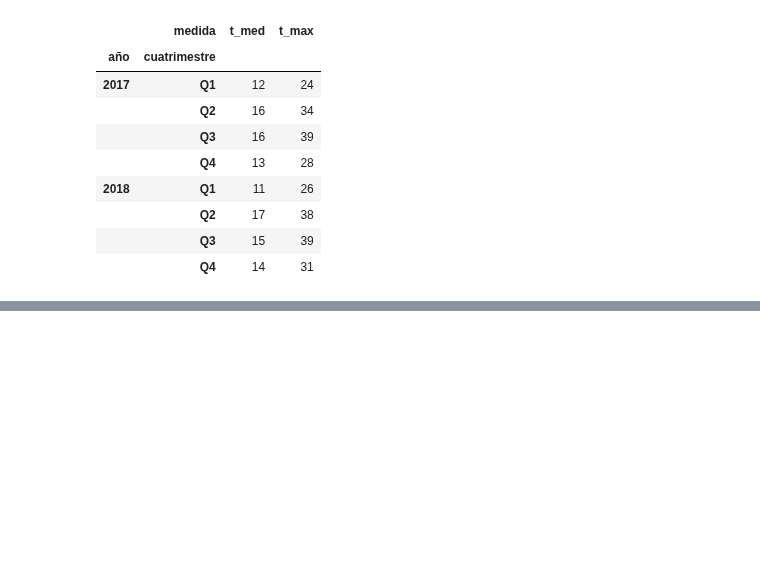
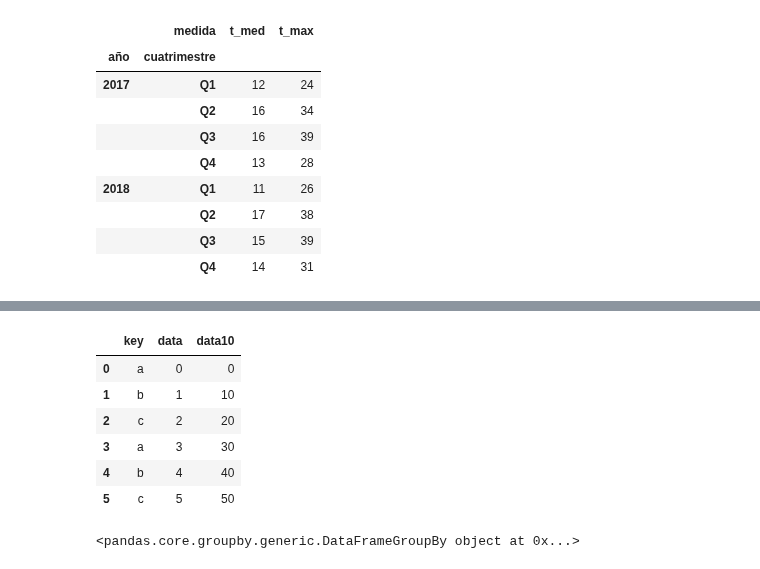
Before and after one commit to pyjaime/python3-101, a Jupyter notebook: python3_pandas_es.ipynb, the cells around one changed output, grey strips where cells are left out. Cells and saved outputs as stored; diff of their text form; code cells hidden in the pictures; blank space fills up the shorter version.

Commit message:
Add combination, aggregration and grouping to Pandas notebook

```diff
--- a/python3_pandas_es.ipynb
+++ b/python3_pandas_es.ipynb
@@ -744,0 +950,16 @@ temp_data_max
+# %%
+# Ejemplo
+df = pd.DataFrame({'key': ['a', 'b', 'c', 'a', 'b', 'c'], 'data': range(6), 'data10': range(0,60,10)})
+df
+# %% [output]
+|  | key | data | data10 |
+| 0 | a | 0 | 0 |
+| 1 | b | 1 | 10 |
+| 2 | c | 2 | 20 |
+| 3 | a | 3 | 30 |
+| 4 | b | 4 | 40 |
+| 5 | c | 5 | 50 |
+# %%
+df.groupby('key')
+# %% [output]
+<pandas.core.groupby.generic.DataFrameGroupBy object at 0x...>
```
Also changed, not shown: parts of 52 cells of this notebook.
